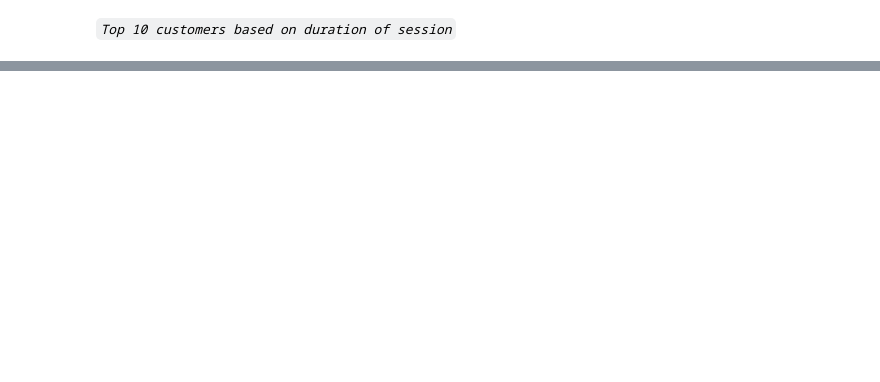
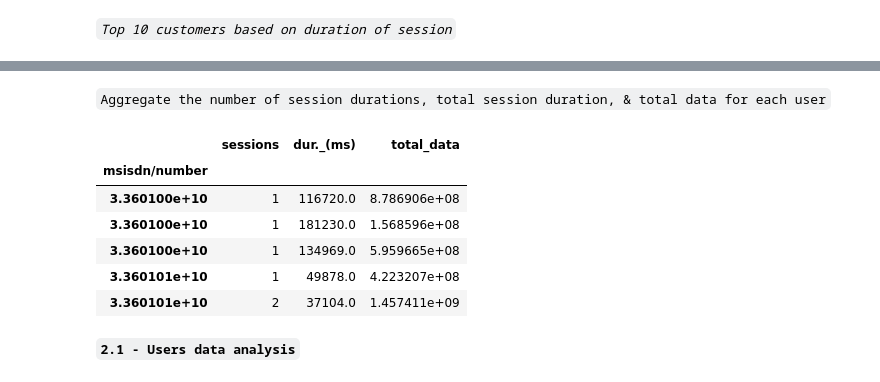
Before and after one commit to HenokD11/Analytics-Telecom-Data, a Jupyter notebook: notebooks/UserEngagement_Task2.ipynb, the cells around one changed output, grey strips where cells are left out. Saved outputs shown, nothing was run; the diff lists cells and outputs as text; code cells hidden in the pictures; blank space fills up the shorter version.

```diff
--- a/notebooks/UserEngagement_Task2.ipynb
+++ b/notebooks/UserEngagement_Task2.ipynb
@@ -159,0 +237,27 @@ top10_customers_by_sess_duration
+# %%
+df["total_social_media_session"] = df["social_media_dl_(bytes)"] + df['social_media_ul_(bytes)']
+df["total_google_session"] = df["google_dl_(bytes)"] + df["google_ul_(bytes)"]
+df['total_email_session'] = df["email_dl_(bytes)"] + df["email_ul_(bytes)"]
+df['total_youtube_session'] = df["youtube_dl_(bytes)"] + df["youtube_ul_(bytes)"]
+df['total_netflix_session'] = df["netflix_dl_(bytes)"] + df["netflix_ul_(bytes)"]
+df["total_gaming_session"] = df["gaming_dl_(bytes)"] + df["gaming_ul_(bytes)"]
+df['total_other_session'] = df["other_dl_(bytes)"]+df["other_ul_(bytes)"]
+df['total_data'] = df['total_dl_(bytes)'] + df['total_ul_(bytes)']
+# %% [markdown]
+`Aggregate the number of session durations, total session duration, & total data for each user`
+# %%
+df = df.rename( columns={'bearer_id': 'sessions'})
+# %%
+engagement = df.groupby('msisdn/number').agg({'sessions': 'count', 'dur._(ms)': 'sum', 'total_data': 'sum'})
+# %%
+engagement.head()
+# %% [output]
+|  | sessions | dur._(ms) | total_data |
+| msisdn/number |  |  |  |
+| 3.360100e+10 | 1 | 116720.0 | 8.786906e+08 |
+| 3.360100e+10 | 1 | 181230.0 | 1.568596e+08 |
+| 3.360100e+10 | 1 | 134969.0 | 5.959665e+08 |
+| 3.360101e+10 | 1 | 49878.0 | 4.223207e+08 |
+| 3.360101e+10 | 2 | 37104.0 | 1.457411e+09 |
+# %% [markdown]
+<b>`2.1 - Users data analysis`</b>
```
Also changed, not shown: parts of 12 cells of this notebook, 1 other file.
